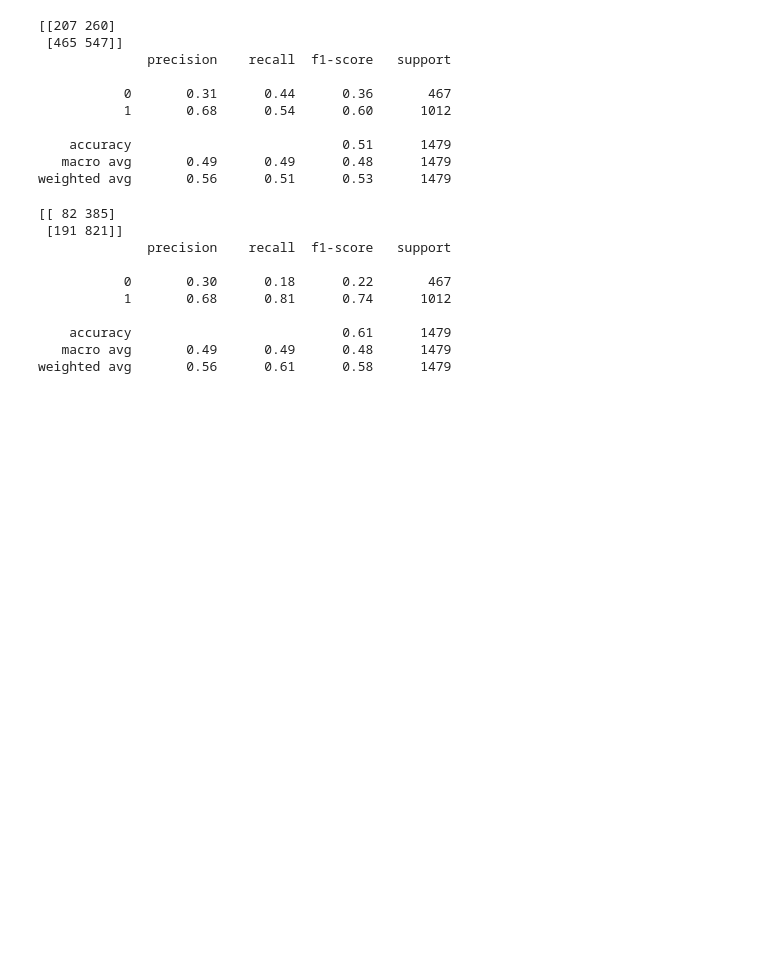
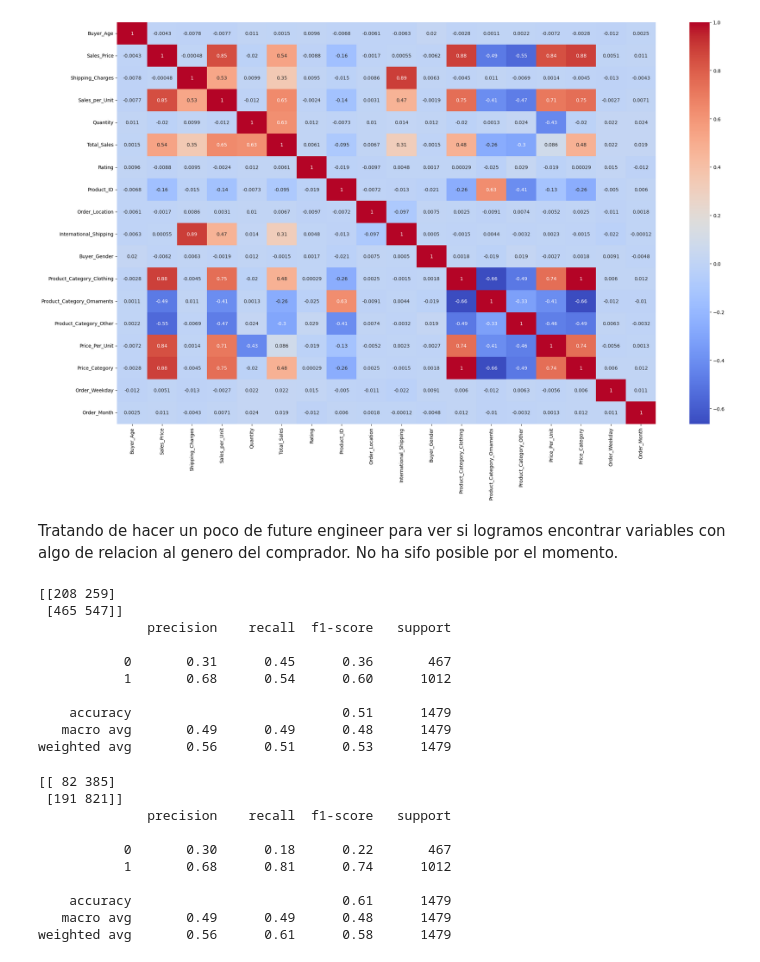
Before and after one commit to abdonrb/proyecto-ml, a Jupyter notebook: ML/models/trained/DesicionTreeClassifier.ipynb, the cells around one changed output. Drawn from its saved outputs; the diff is of its cells as text; code cells hidden in the pictures; blank space fills up the shorter version.

```diff
--- a/ML/models/trained/DesicionTreeClassifier.ipynb
+++ b/ML/models/trained/DesicionTreeClassifier.ipynb
@@ -34,6 +37,25 @@ df.head()
 # %%
 X = df.drop(columns=['Order_Date','Buyer_Gender'])
 y = df['Buyer_Gender']
+# %%
+df['Price_Per_Unit'] = df['Sales_Price'] / df['Quantity']
+df['Price_Category'] = pd.cut(df['Sales_Price'], bins=[0, 50, 200, 1000], labels=[1,2,3])
+# %%
+df['Order_Date'] = pd.to_datetime(df['Order_Date'], errors='coerce')
+df['Order_Weekday'] = df['Order_Date'].dt.dayofweek.astype(int)
+df['Order_Month'] = df['Order_Date'].dt.month.astype(int)
+# %%
+df['Price_Category'] = df['Price_Category'].astype(int)
+# %%
+plt.figure(figsize=(25,15))
+
+df_future = df.drop(columns='Order_Date')
+corr = df_future.corr()
+sns.heatmap(corr, annot=True, cmap="coolwarm");
+# %% [output]
+[figure, added]
+# %% [markdown]
+Tratando de hacer un poco de future engineer para ver si logramos encontrar variables con algo de relacion al genero del comprador. No ha sifo posible por el momento.
 # %%
 X_train,X_test,y_train,y_test = train_test_split(X,y,test_size=0.20,random_state=42)
 # %%
@@ -47,16 +69,16 @@ mme = MinMaxScaler()
 X_train_mme = mme.fit_transform(X_train)
 X_test_mme = mme.transform(X_test)
 
-bbc.fit(X_train, y_train)
-pred_y = bbc.predict(X_test)
+bbc.fit(X_train_mme, y_train)
+pred_y = bbc.predict(X_test_mme)
 print(confusion_matrix(y_test, pred_y))
 print(classification_report(y_test, pred_y))
 # %% [output]
-[[207 260]
+[[208 259]
  [465 547]]
               precision    recall  f1-score   support
 
-           0       0.31      0.44      0.36       467
+           0       0.31      0.45      0.36       467
            1       0.68      0.54      0.60      1012
 
     accuracy                           0.51      1479
```
Also changed, not shown: parts of 4 cells of this notebook, 4 other files.
